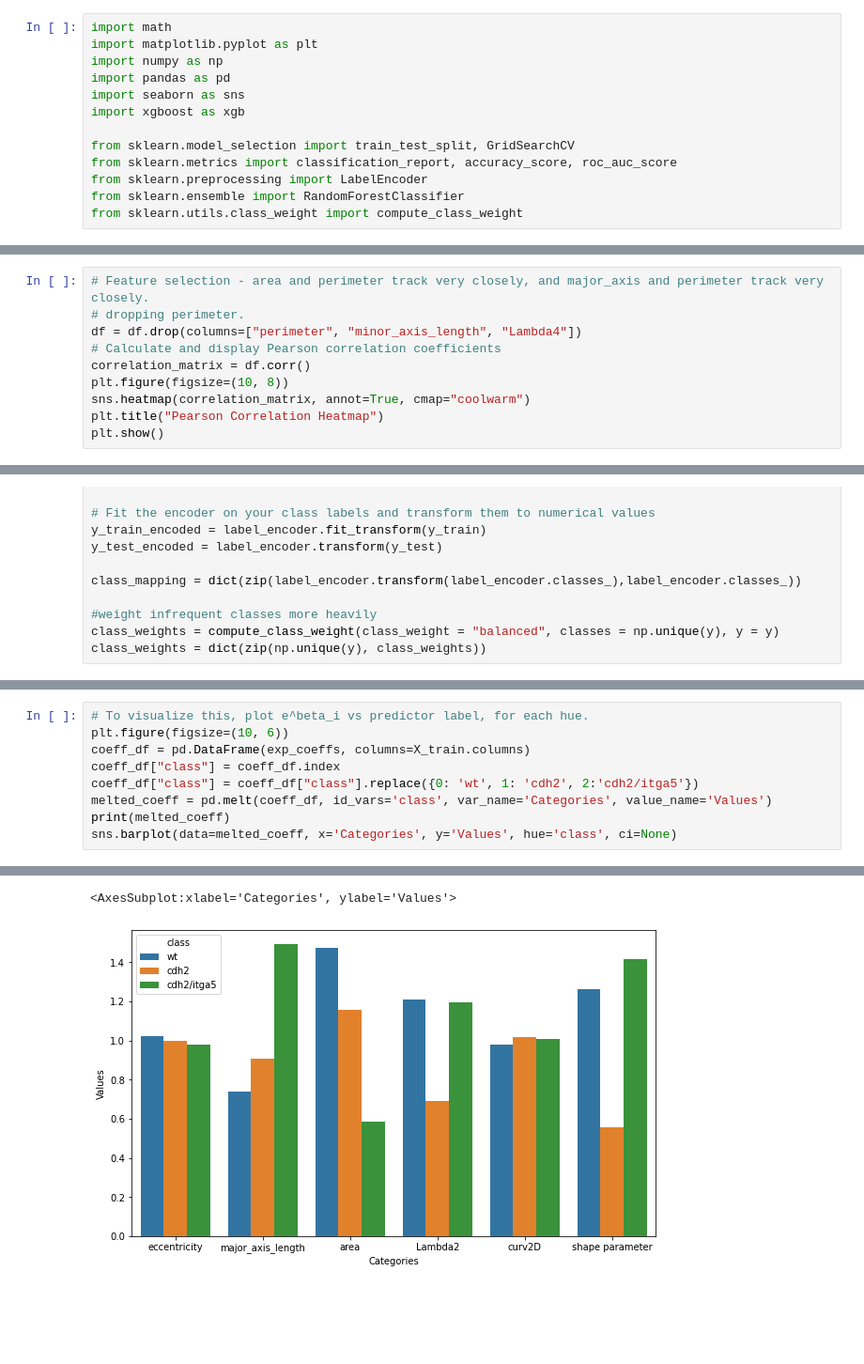
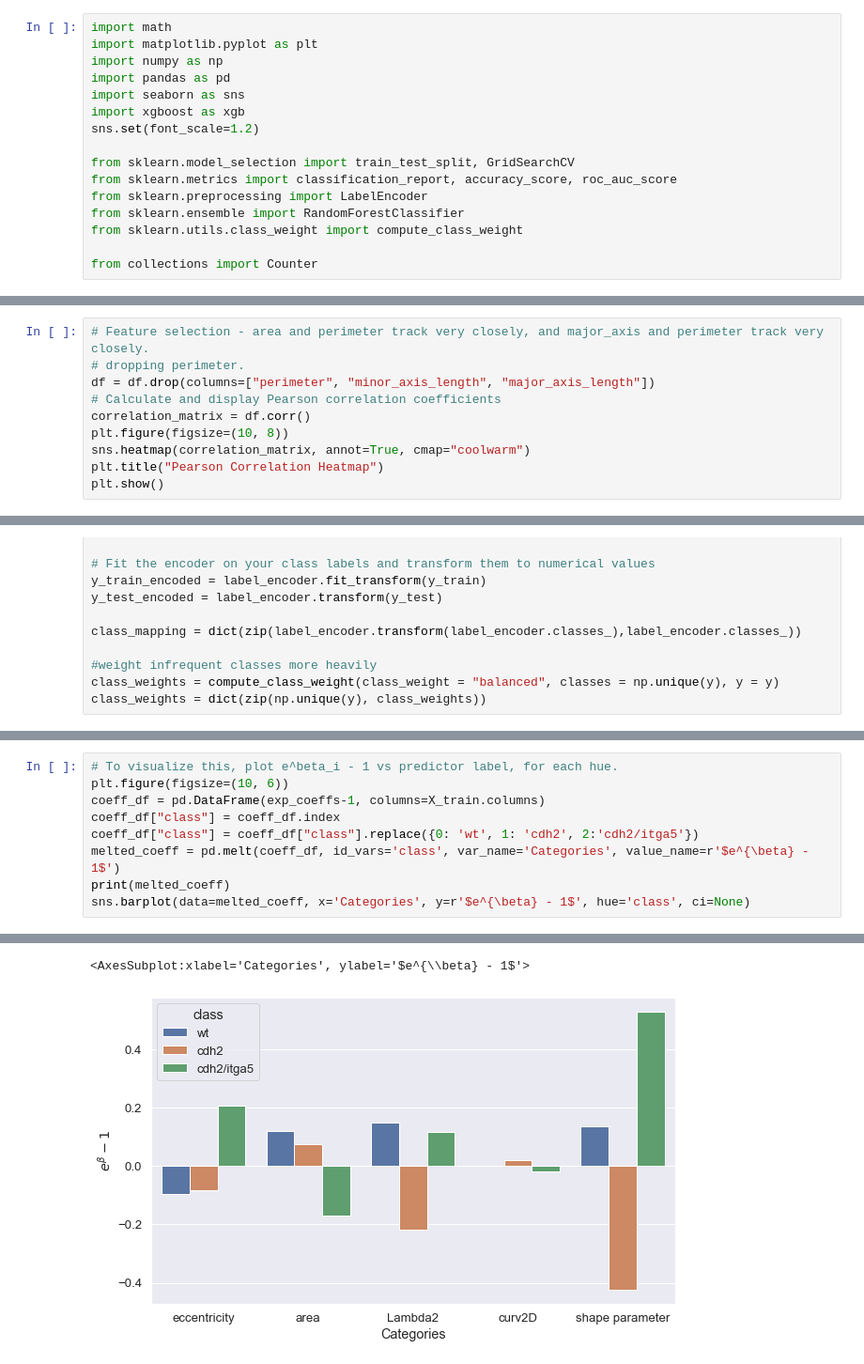
Before and after one commit to tandrewton/psm_extracellular_calculation, a Jupyter notebook: trainCellClassifier.ipynb, the cells around one changed output, grey strips where cells are left out. Shown at 94% size. Drawn from its saved outputs; the diff is of its cells as text; blank space fills up the shorter version.

```diff
--- a/trainCellClassifier.ipynb
+++ b/trainCellClassifier.ipynb
@@ -5,12 +5,15 @@ import numpy as np
 import pandas as pd
 import seaborn as sns
 import xgboost as xgb
+sns.set(font_scale=1.2)
 
 from sklearn.model_selection import train_test_split, GridSearchCV
 from sklearn.metrics import classification_report, accuracy_score, roc_auc_score
 from sklearn.preprocessing import LabelEncoder
 from sklearn.ensemble import RandomForestClassifier
 from sklearn.utils.class_weight import compute_class_weight
+
+from collections import Counter
 # %%
 import sklearn
 print('The scikit-learn version is {}.'.format(sklearn.__version__))
@@ -116,7 +117,7 @@ plt.show()
 # %%
 # Feature selection - area and perimeter track very closely, and major_axis and perimeter track very closely.
 # dropping perimeter.
-df = df.drop(columns=["perimeter", "minor_axis_length", "Lambda4"])
+df = df.drop(columns=["perimeter", "minor_axis_length", "major_axis_length"])
 # Calculate and display Pearson correlation coefficients
 correlation_matrix = df.corr()
 plt.figure(figsize=(10, 8))
@@ -259,10 +253,10 @@ Index(['eccentricity', 'major_axis_length', 'area', 'Lambda2', 'curv2D',
 # %%
-# To visualize this, plot e^beta_i vs predictor label, for each hue.
+# To visualize this, plot e^beta_i - 1 vs predictor label, for each hue.
 plt.figure(figsize=(10, 6))
-coeff_df = pd.DataFrame(exp_coeffs, columns=X_train.columns)
+coeff_df = pd.DataFrame(exp_coeffs-1, columns=X_train.columns)
 coeff_df["class"] = coeff_df.index
 coeff_df["class"] = coeff_df["class"].replace({0: 'wt', 1: 'cdh2', 2:'cdh2/itga5'})
-melted_coeff = pd.melt(coeff_df, id_vars='class', var_name='Categories', value_name='Values')
+melted_coeff = pd.melt(coeff_df, id_vars='class', var_name='Categories', value_name=r'$e^{\beta} - 1$')
 print(melted_coeff)
-sns.barplot(data=melted_coeff, x='Categories', y='Values', hue='class', ci=None)
+sns.barplot(data=melted_coeff, x='Categories', y=r'$e^{\beta} - 1$', hue='class', ci=None)
 # %% [output]
@@ -288,5 +279,5 @@ sns.barplot(data=melted_coeff, x='Categories', y='Values', hue='class', ci=None)
-<AxesSubplot:xlabel='Categories', ylabel='Values'>
+<AxesSubplot:xlabel='Categories', ylabel='$e^{\\beta} - 1$'>
-[figure, old version]
+[figure, new version]
 # %%
 # Create and configure the XGBoost classifier
 xgb_model = xgb.XGBClassifier(
```
Also changed, not shown: parts of 19 cells of this notebook.
